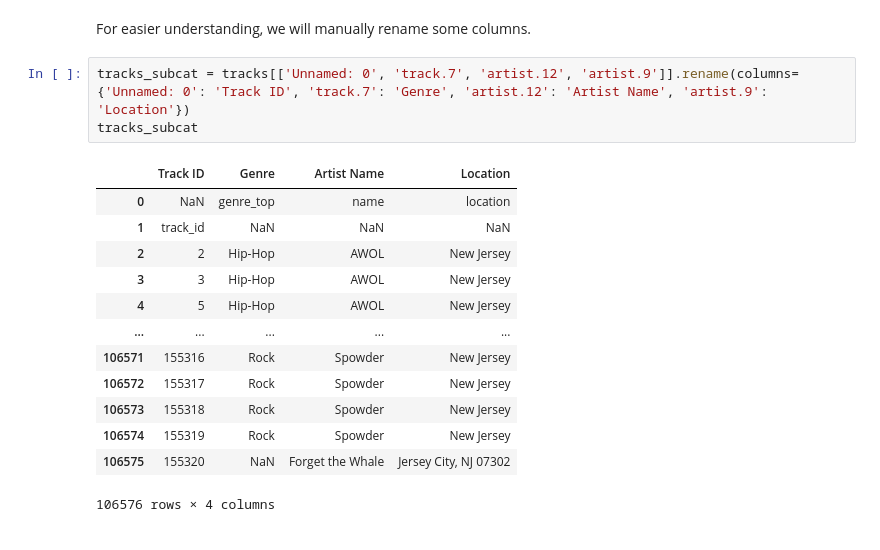
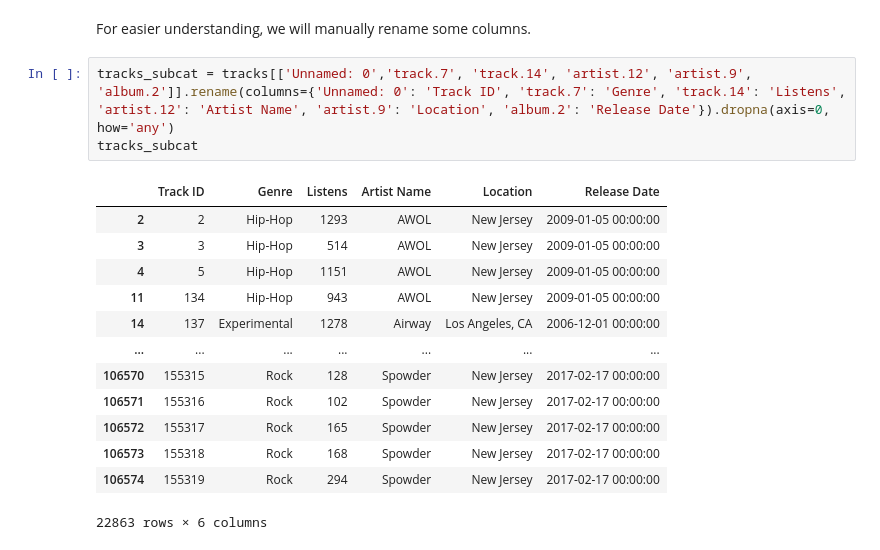
Before and after one commit to Rock-it-science/project-group17-project, a Jupyter notebook: notebooks/analysis3.ipynb, the cells around one changed output. Cells and saved outputs as stored; diff of their text form.

```diff
--- a/notebooks/analysis3.ipynb
+++ b/notebooks/analysis3.ipynb
@@ -112,19 +160,19 @@ No duplicated entries found
 # %% [markdown]
 For easier understanding, we will manually rename some columns.
 # %%
-tracks_subcat = tracks[['Unnamed: 0', 'track.7', 'artist.12', 'artist.9']].rename(columns={'Unnamed: 0': 'Track ID', 'track.7': 'Genre', 'artist.12': 'Artist Name', 'artist.9': 'Location'})
+tracks_subcat = tracks[['Unnamed: 0','track.7', 'track.14', 'artist.12', 'artist.9', 'album.2']].rename(columns={'Unnamed: 0': 'Track ID', 'track.7': 'Genre', 'track.14': 'Listens', 'artist.12': 'Artist Name', 'artist.9': 'Location', 'album.2': 'Release Date'}).dropna(axis=0, how='any')
 tracks_subcat
 # %% [output]
-|  | Track ID | Genre | Artist Name | Location |
-| 0 | NaN | genre_top | name | location |
-| 1 | track_id | NaN | NaN | NaN |
-| 2 | 2 | Hip-Hop | AWOL | New Jersey |
-| 3 | 3 | Hip-Hop | AWOL | New Jersey |
-| 4 | 5 | Hip-Hop | AWOL | New Jersey |
-| ... | ... | ... | ... | ... |
-| 106571 | 155316 | Rock | Spowder | New Jersey |
-| 106572 | 155317 | Rock | Spowder | New Jersey |
-| 106573 | 155318 | Rock | Spowder | New Jersey |
-| 106574 | 155319 | Rock | Spowder | New Jersey |
-| 106575 | 155320 | NaN | Forget the Whale | Jersey City, NJ 07302 |
+|  | Track ID | Genre | Listens | Artist Name | Location | Release Date |
+| 2 | 2 | Hip-Hop | 1293 | AWOL | New Jersey | 2009-01-05 00:00:00 |
+| 3 | 3 | Hip-Hop | 514 | AWOL | New Jersey | 2009-01-05 00:00:00 |
+| 4 | 5 | Hip-Hop | 1151 | AWOL | New Jersey | 2009-01-05 00:00:00 |
+| 11 | 134 | Hip-Hop | 943 | AWOL | New Jersey | 2009-01-05 00:00:00 |
+| 14 | 137 | Experimental | 1278 | Airway | Los Angeles, CA | 2006-12-01 00:00:00 |
+| ... | ... | ... | ... | ... | ... | ... |
+| 106570 | 155315 | Rock | 128 | Spowder | New Jersey | 2017-02-17 00:00:00 |
+| 106571 | 155316 | Rock | 102 | Spowder | New Jersey | 2017-02-17 00:00:00 |
+| 106572 | 155317 | Rock | 165 | Spowder | New Jersey | 2017-02-17 00:00:00 |
+| 106573 | 155318 | Rock | 168 | Spowder | New Jersey | 2017-02-17 00:00:00 |
+| 106574 | 155319 | Rock | 294 | Spowder | New Jersey | 2017-02-17 00:00:00 |
-106576 rows × 4 columns
+22863 rows × 6 columns
```
Also changed, not shown: parts of 15 cells of this notebook, 1 other file.
